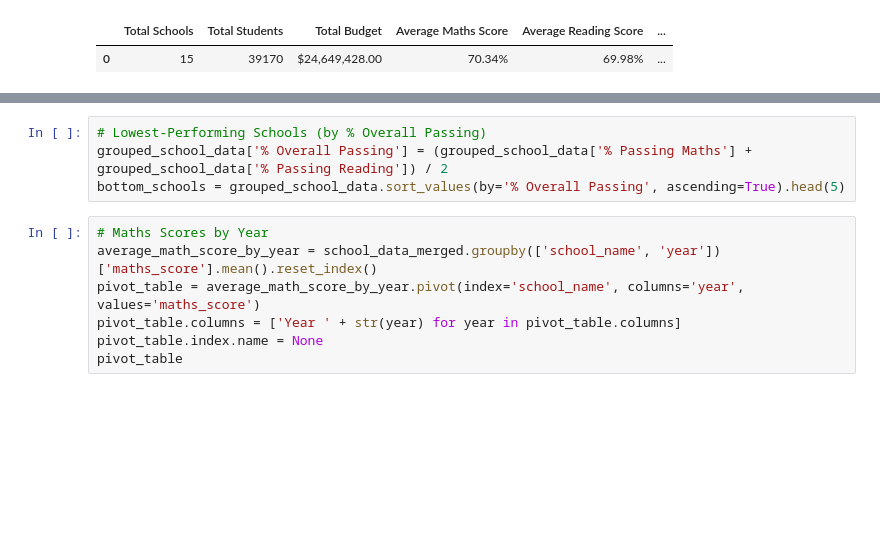
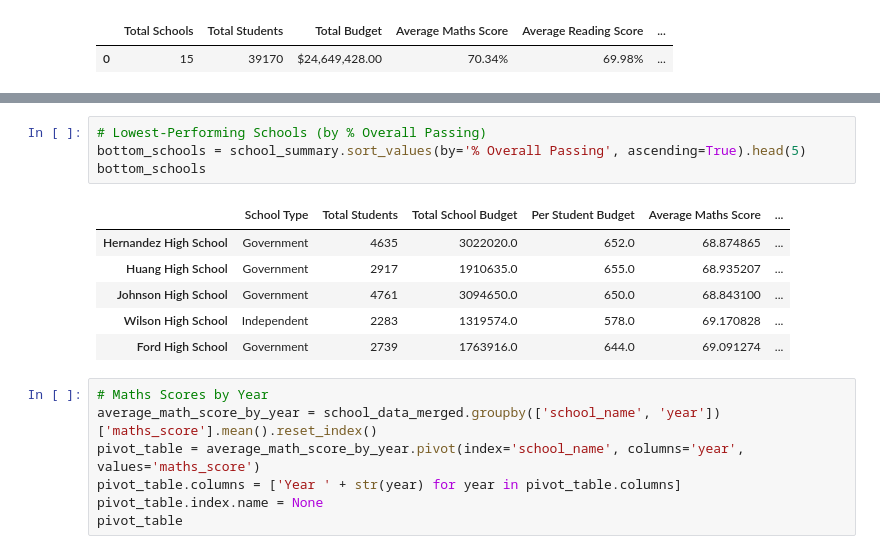
Before and after one commit to shaylahong/pandas-challenge, a Jupyter notebook: PyCitySchools/PyCitySchools.ipynb, the cells around one changed output, grey strips where cells are left out. Saved outputs shown, nothing was run; the diff lists cells and outputs as text; blank space fills up the shorter version.

```diff
--- a/PyCitySchools/PyCitySchools.ipynb
+++ b/PyCitySchools/PyCitySchools.ipynb
@@ -132,7 +149,14 @@ top_schools = grouped_school_data.sort_values(by= '% Overall Passing', ascending
 # %%
 # Lowest-Performing Schools (by % Overall Passing)
-grouped_school_data['% Overall Passing'] = (grouped_school_data['% Passing Maths'] + grouped_school_data['% Passing Reading']) / 2
-bottom_schools = grouped_school_data.sort_values(by='% Overall Passing', ascending=True).head(5)
+bottom_schools = school_summary.sort_values(by='% Overall Passing', ascending=True).head(5)
+bottom_schools
+# %% [output]
+|  | School Type | Total Students | Total School Budget | Per Student Budget | Average Maths Score | ... |
+| Hernandez High School | Government | 4635 | 3022020.0 | 652.0 | 68.874865 | ... |
+| Huang High School | Government | 2917 | 1910635.0 | 655.0 | 68.935207 | ... |
+| Johnson High School | Government | 4761 | 3094650.0 | 650.0 | 68.843100 | ... |
+| Wilson High School | Independent | 2283 | 1319574.0 | 578.0 | 69.170828 | ... |
+| Ford High School | Government | 2739 | 1763916.0 | 644.0 | 69.091274 | ... |
 # %%
 # Maths Scores by Year
 average_math_score_by_year = school_data_merged.groupby(['school_name', 'year'])['maths_score'].mean().reset_index()
```
Also changed, not shown: parts of 9 cells of this notebook.
